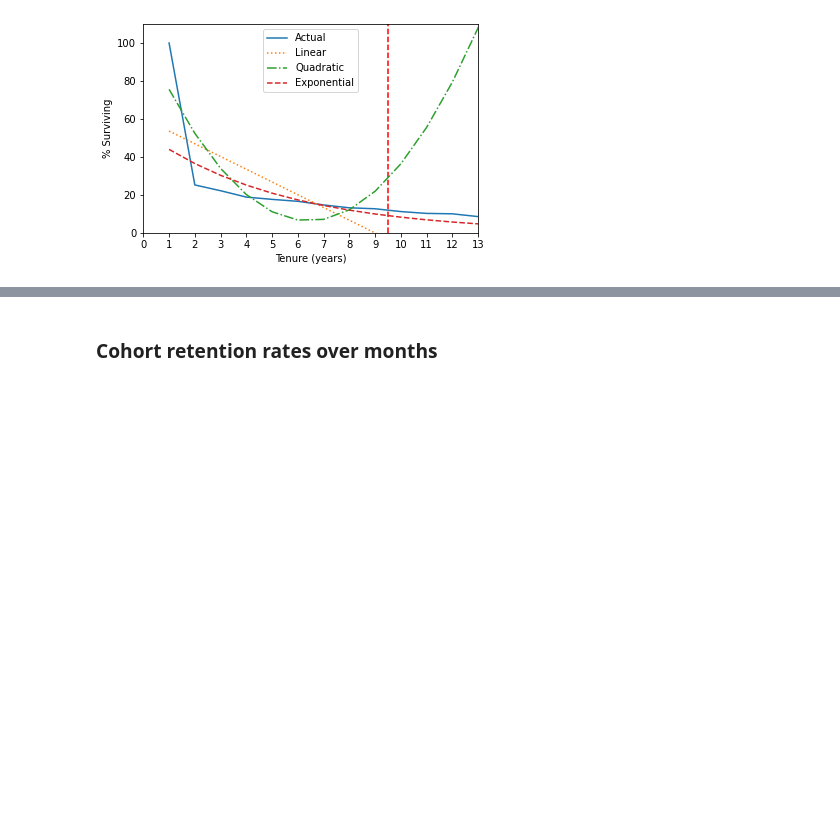
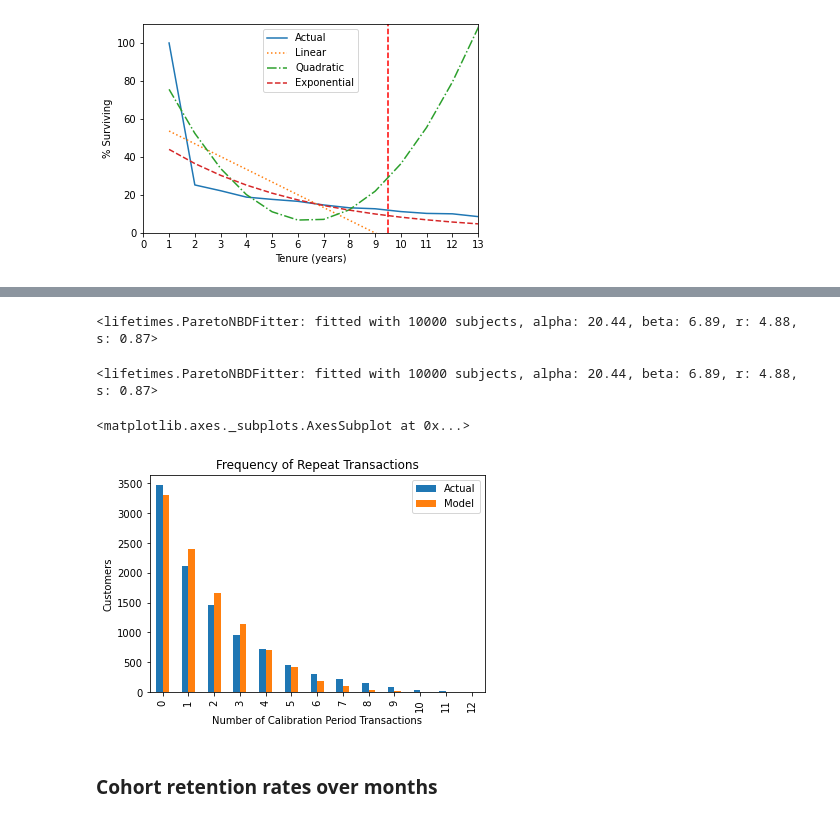
Before and after one commit to erdemsirel/ozu_data_science, a Jupyter notebook: M6 - Customer Analytics/Project.ipynb, the cells around one changed output, grey strips where cells are left out. Cells and saved outputs as stored; diff of their text form; code cells hidden in the pictures; blank space fills up the shorter version.

```diff
--- a/M6 - Customer Analytics/Project.ipynb
+++ b/M6 - Customer Analytics/Project.ipynb
@@ -168,0 +385,6 @@ plt.show()m
+# %%
+data_melt = data.melt( id_vars=["Customer ID"],
+          var_name="Month",
+          value_name='trx_flag',)
+data_melt["Month"] = pd.to_datetime(data_melt["Month"])
+data_melt = data_melt.sort_values(["Customer ID","Month"], ascending=[True, True])
@@ -168,0 +407,6 @@ plt.show()m
+# %%
+trx_data = data_melt[data_melt.trx_flag==1].drop("trx_flag", axis=1)
+summary = lifetimes.utils.summary_data_from_transaction_data(trx_data,
+                                                   customer_id_col="Customer ID",
+                                                  datetime_col="Month",
+                                                             freq='M')
@@ -168,0 +430,10 @@ plt.show()m
+# %%
+nbd = lifetimes.ParetoNBDFitter(penalizer_coef=0.0)
+# %%
+nbd.fit(summary["frequency"], summary["recency"], summary["T"] )
+# %% [output]
+<lifetimes.ParetoNBDFitter: fitted with 10000 subjects, alpha: 20.44, beta: 6.89, r: 4.88, s: 0.87>
+# %%
+nbd
+# %% [output]
+<lifetimes.ParetoNBDFitter: fitted with 10000 subjects, alpha: 20.44, beta: 6.89, r: 4.88, s: 0.87>
@@ -169,3 +442,8 @@ plt.show()m
+# %%
+plot_period_transactions(nbd, max_frequency=13)
+# %% [output]
+<matplotlib.axes._subplots.AxesSubplot at 0x...>
+[figure, added]
 # %% [markdown]
 ### Cohort retention rates over months
 # %%
```
Also changed, not shown: parts of 21 cells of this notebook, 1 other file.
